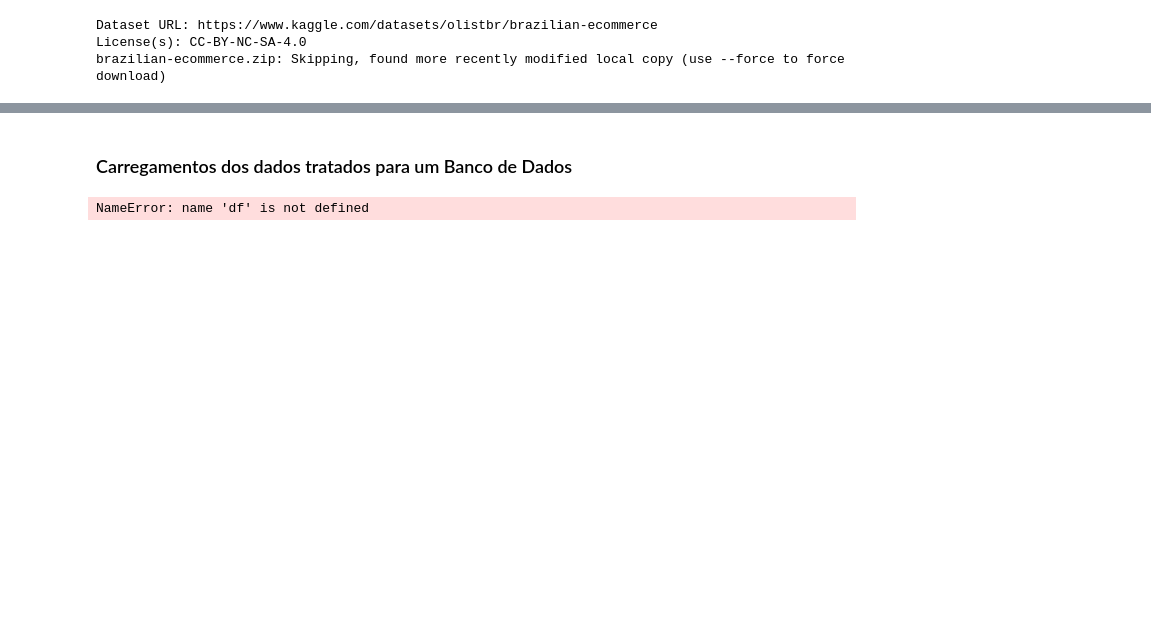
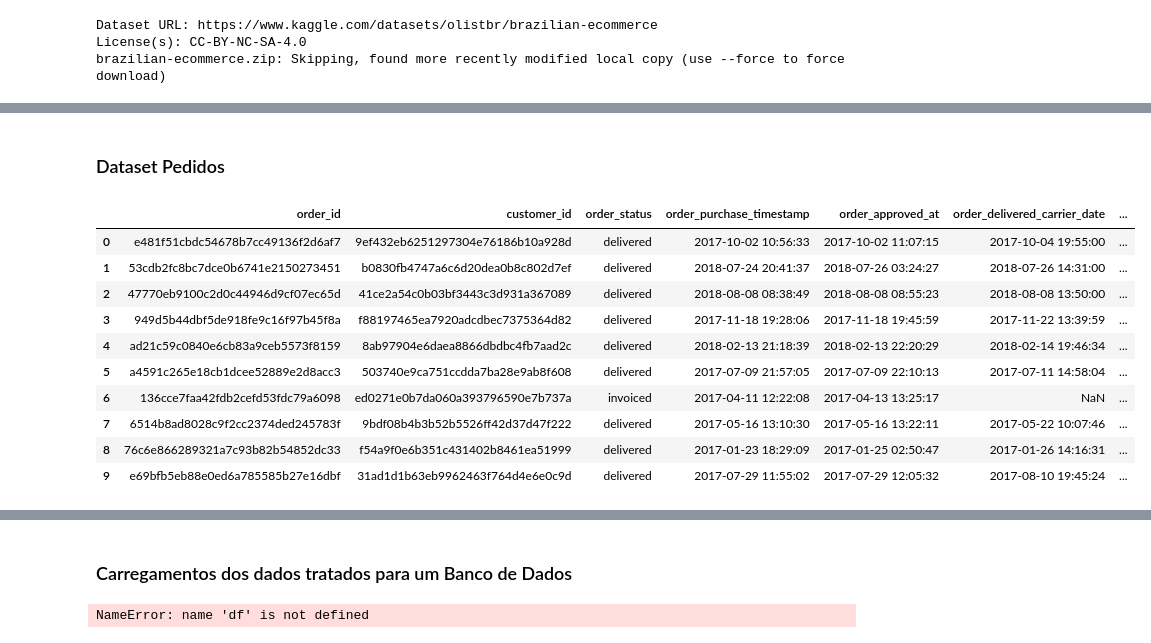
Before and after one commit to leonildolinck/Projeto-Ecossistema-de-BigData, a Jupyter notebook: Projeto-BigData.ipynb, the cells around one changed output, grey strips where cells are left out. Saved outputs shown, nothing was run; the diff lists cells and outputs as text; code cells hidden in the pictures; blank space fills up the shorter version.

```diff
--- a/Projeto-BigData.ipynb
+++ b/Projeto-BigData.ipynb
@@ -33,0 +151,16 @@ df_name = pd.read_csv('csv/product_category_name_translation.csv')
+# %% [markdown]
+### Dataset Pedidos
+# %%
+df_orders.head(10)
+# %% [output]
+|  | order_id | customer_id | order_status | order_purchase_timestamp | order_approved_at | order_delivered_carrier_date | ... |
+| 0 | e481f51cbdc54678b7cc49136f2d6af7 | 9ef432eb6251297304e76186b10a928d | delivered | 2017-10-02 10:56:33 | 2017-10-02 11:07:15 | 2017-10-04 19:55:00 | ... |
+| 1 | 53cdb2fc8bc7dce0b6741e2150273451 | b0830fb4747a6c6d20dea0b8c802d7ef | delivered | 2018-07-24 20:41:37 | 2018-07-26 03:24:27 | 2018-07-26 14:31:00 | ... |
+| 2 | 47770eb9100c2d0c44946d9cf07ec65d | 41ce2a54c0b03bf3443c3d931a367089 | delivered | 2018-08-08 08:38:49 | 2018-08-08 08:55:23 | 2018-08-08 13:50:00 | ... |
+| 3 | 949d5b44dbf5de918fe9c16f97b45f8a | f88197465ea7920adcdbec7375364d82 | delivered | 2017-11-18 19:28:06 | 2017-11-18 19:45:59 | 2017-11-22 13:39:59 | ... |
+| 4 | ad21c59c0840e6cb83a9ceb5573f8159 | 8ab97904e6daea8866dbdbc4fb7aad2c | delivered | 2018-02-13 21:18:39 | 2018-02-13 22:20:29 | 2018-02-14 19:46:34 | ... |
+| 5 | a4591c265e18cb1dcee52889e2d8acc3 | 503740e9ca751ccdda7ba28e9ab8f608 | delivered | 2017-07-09 21:57:05 | 2017-07-09 22:10:13 | 2017-07-11 14:58:04 | ... |
+| 6 | 136cce7faa42fdb2cefd53fdc79a6098 | ed0271e0b7da060a393796590e7b737a | invoiced | 2017-04-11 12:22:08 | 2017-04-13 13:25:17 | NaN | ... |
+| 7 | 6514b8ad8028c9f2cc2374ded245783f | 9bdf08b4b3b52b5526ff42d37d47f222 | delivered | 2017-05-16 13:10:30 | 2017-05-16 13:22:11 | 2017-05-22 10:07:46 | ... |
+| 8 | 76c6e866289321a7c93b82b54852dc33 | f54a9f0e6b351c431402b8461ea51999 | delivered | 2017-01-23 18:29:09 | 2017-01-25 02:50:47 | 2017-01-26 14:16:31 | ... |
+| 9 | e69bfb5eb88e0ed6a785585b27e16dbf | 31ad1d1b63eb9962463f764d4e6e0c9d | delivered | 2017-07-29 11:55:02 | 2017-07-29 12:05:32 | 2017-08-10 19:45:24 | ... |
```
Also changed, not shown: parts of 22 cells of this notebook.
